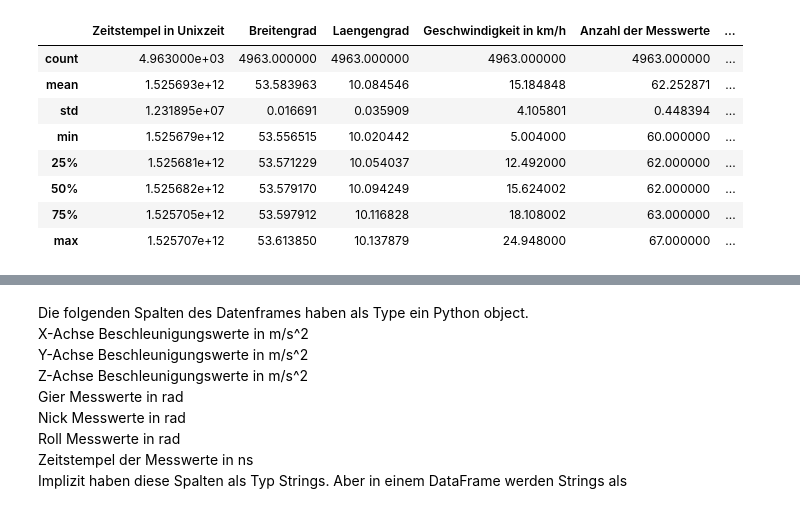
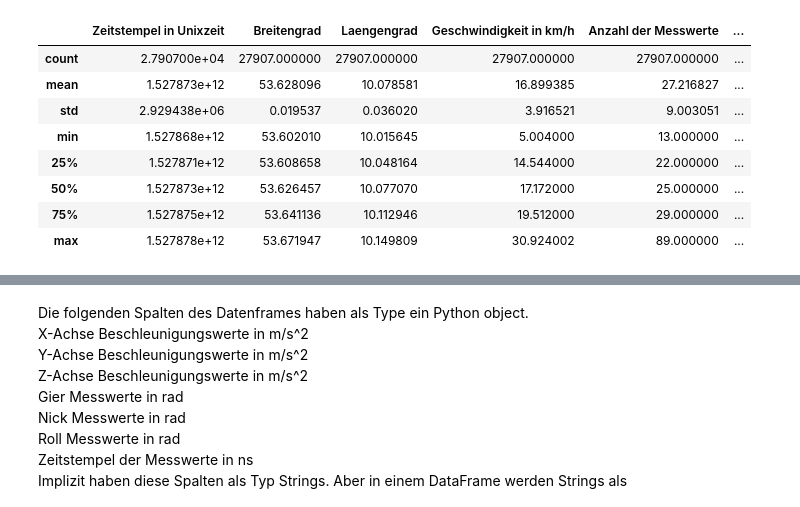
Before and after one commit to SandGreif/FahrradwegeKlassifizierung, a Jupyter notebook: merkmale_Vorverarbeitung/calculateFeatures.ipynb, the cells around one changed output, grey strips where cells are left out. Drawn from its saved outputs; the diff is of its cells as text; code cells hidden in the pictures.

```diff
--- a/merkmale_Vorverarbeitung/calculateFeatures.ipynb
+++ b/merkmale_Vorverarbeitung/calculateFeatures.ipynb
@@ -21,17 +21,17 @@ import numpy.testing as npt
 import math
 import os
 # %%
-featuresDf = pandas.read_csv("../daten/merkmale_datensatz_26_bis_27/merkmaleRoh.csv")
+featuresDf = pandas.read_csv("../daten/merkmale_datensatz_37/merkmaleRoh.csv")
 featuresDf.describe()
 # %% [output]
 |  | Zeitstempel in Unixzeit | Breitengrad | Laengengrad | Geschwindigkeit in km/h | Anzahl der Messwerte | ... |
-| count | 4.963000e+03 | 4963.000000 | 4963.000000 | 4963.000000 | 4963.000000 | ... |
-| mean | 1.525693e+12 | 53.583963 | 10.084546 | 15.184848 | 62.252871 | ... |
-| std | 1.231895e+07 | 0.016691 | 0.035909 | 4.105801 | 0.448394 | ... |
-| min | 1.525679e+12 | 53.556515 | 10.020442 | 5.004000 | 60.000000 | ... |
-| 25% | 1.525681e+12 | 53.571229 | 10.054037 | 12.492000 | 62.000000 | ... |
-| 50% | 1.525682e+12 | 53.579170 | 10.094249 | 15.624002 | 62.000000 | ... |
-| 75% | 1.525705e+12 | 53.597912 | 10.116828 | 18.108002 | 63.000000 | ... |
-| max | 1.525707e+12 | 53.613850 | 10.137879 | 24.948000 | 67.000000 | ... |
+| count | 2.790700e+04 | 27907.000000 | 27907.000000 | 27907.000000 | 27907.000000 | ... |
+| mean | 1.527873e+12 | 53.628096 | 10.078581 | 16.899385 | 27.216827 | ... |
+| std | 2.929438e+06 | 0.019537 | 0.036020 | 3.916521 | 9.003051 | ... |
+| min | 1.527868e+12 | 53.602010 | 10.015645 | 5.004000 | 13.000000 | ... |
+| 25% | 1.527871e+12 | 53.608658 | 10.048164 | 14.544000 | 22.000000 | ... |
+| 50% | 1.527873e+12 | 53.626457 | 10.077070 | 17.172000 | 25.000000 | ... |
+| 75% | 1.527875e+12 | 53.641136 | 10.112946 | 19.512000 | 29.000000 | ... |
+| max | 1.527878e+12 | 53.671947 | 10.149809 | 30.924002 | 89.000000 | ... |
 # %%
 featuresDf.info()
```
Also changed, not shown: parts of 37 cells of this notebook, 8 other files.
